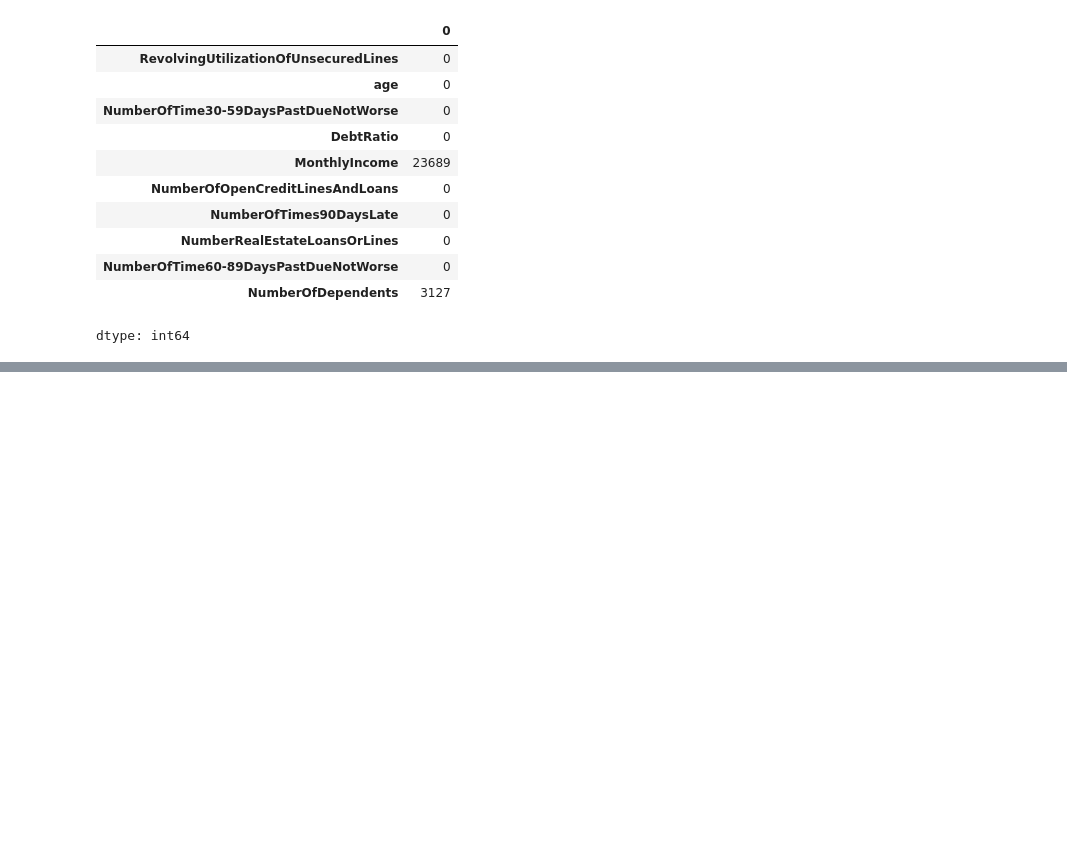
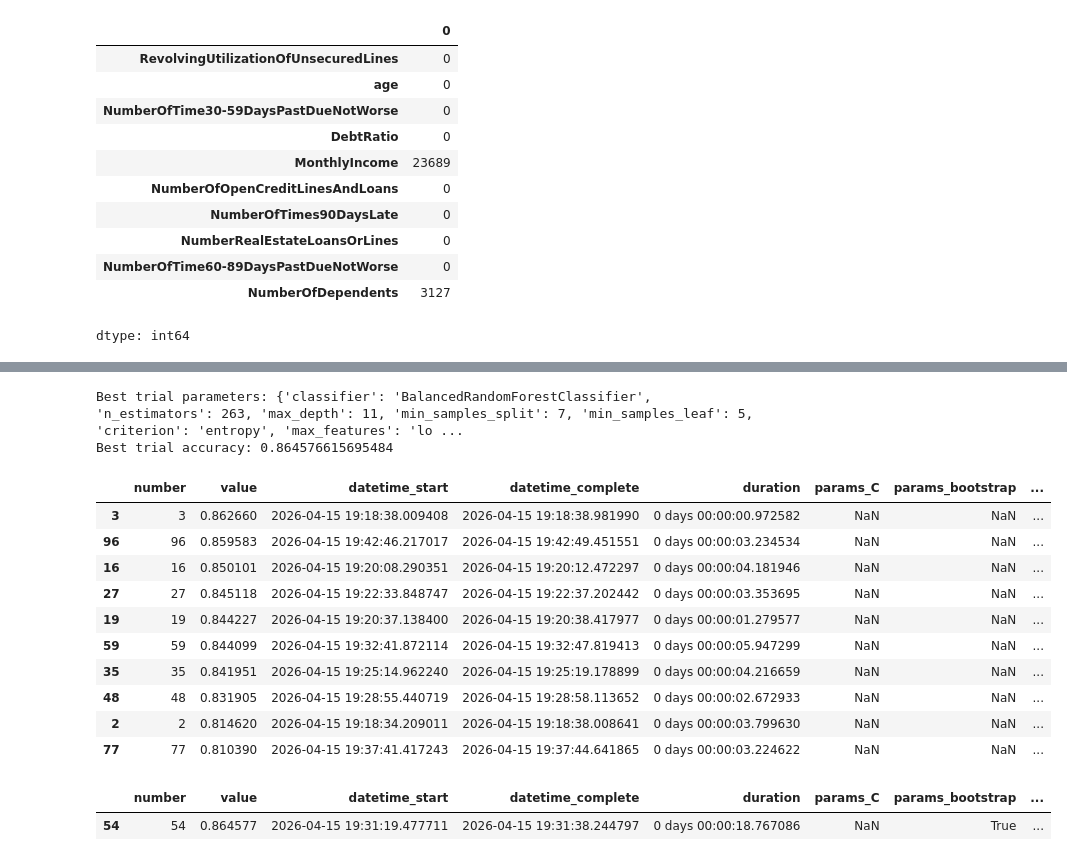
Before and after one commit to MrRohitJD/Loan-Credit-Score-, a Jupyter notebook: main.ipynb, the cells around one changed output, grey strips where cells are left out. Cells and saved outputs as stored; diff of their text form; code cells hidden in the pictures; blank space fills up the shorter version.

```diff
--- a/main.ipynb
+++ b/main.ipynb
@@ -377,0 +329,23 @@ KeyboardInterrupt:
+# %%
+best_trial = study.best_trial
+print("Best trial parameters:", best_trial.params)
+print("Best trial accuracy:", best_trial.value)
+# %% [output]
+Best trial parameters: {'classifier': 'BalancedRandomForestClassifier', 'n_estimators': 263, 'max_depth': 11, 'min_samples_split': 7, 'min_samples_leaf': 5, 'criterion': 'entropy', 'max_features': 'lo ...
+Best trial accuracy: 0.864576615695484
+# %%
+std =study.trials_dataframe()
+# %%
+std[std['params_classifier'] == 'xgb'].sort_values(by='value', ascending=False).head(10)
+# %% [output]
+|  | number | value | datetime_start | datetime_complete | duration | params_C | params_bootstrap | ... |
+| 3 | 3 | 0.862660 | 2026-04-15 19:18:38.009408 | 2026-04-15 19:18:38.981990 | 0 days 00:00:00.972582 | NaN | NaN | ... |
+| 96 | 96 | 0.859583 | 2026-04-15 19:42:46.217017 | 2026-04-15 19:42:49.451551 | 0 days 00:00:03.234534 | NaN | NaN | ... |
+| 16 | 16 | 0.850101 | 2026-04-15 19:20:08.290351 | 2026-04-15 19:20:12.472297 | 0 days 00:00:04.181946 | NaN | NaN | ... |
+| 27 | 27 | 0.845118 | 2026-04-15 19:22:33.848747 | 2026-04-15 19:22:37.202442 | 0 days 00:00:03.353695 | NaN | NaN | ... |
+| 19 | 19 | 0.844227 | 2026-04-15 19:20:37.138400 | 2026-04-15 19:20:38.417977 | 0 days 00:00:01.279577 | NaN | NaN | ... |
+| 59 | 59 | 0.844099 | 2026-04-15 19:32:41.872114 | 2026-04-15 19:32:47.819413 | 0 days 00:00:05.947299 | NaN | NaN | ... |
+| 35 | 35 | 0.841951 | 2026-04-15 19:25:14.962240 | 2026-04-15 19:25:19.178899 | 0 days 00:00:04.216659 | NaN | NaN | ... |
+| 48 | 48 | 0.831905 | 2026-04-15 19:28:55.440719 | 2026-04-15 19:28:58.113652 | 0 days 00:00:02.672933 | NaN | NaN | ... |
+| 2 | 2 | 0.814620 | 2026-04-15 19:18:34.209011 | 2026-04-15 19:18:38.008641 | 0 days 00:00:03.799630 | NaN | NaN | ... |
+| 77 | 77 | 0.810390 | 2026-04-15 19:37:41.417243 | 2026-04-15 19:37:44.641865 | 0 days 00:00:03.224622 | NaN | NaN | ... |
@@ -377,0 +356,5 @@ KeyboardInterrupt:
+# %%
+best_rf
+# %% [output]
+|  | number | value | datetime_start | datetime_complete | duration | params_C | params_bootstrap | ... |
+| 54 | 54 | 0.864577 | 2026-04-15 19:31:19.477711 | 2026-04-15 19:31:38.244797 | 0 days 00:00:18.767086 | NaN | True | ... |
```
Also changed, not shown: parts of 24 cells of this notebook, 2 other files.
